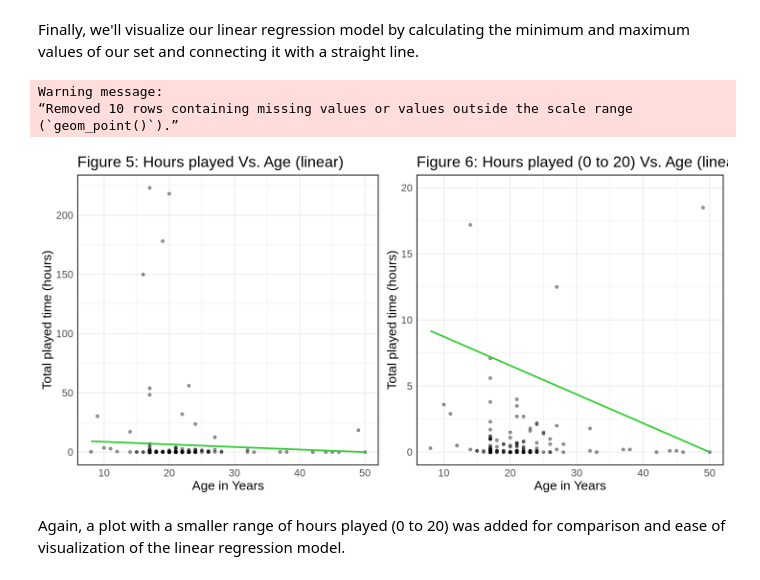
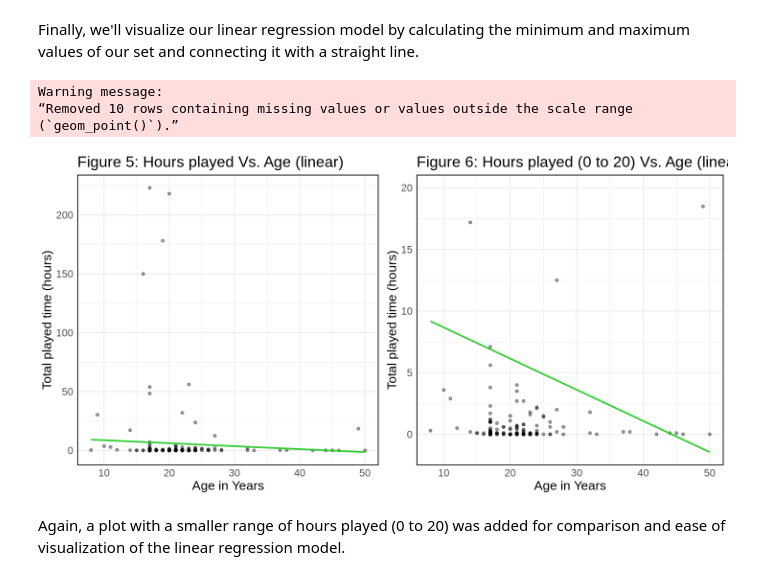
Before and after one commit to lucydehaan/Group-Project, a Jupyter notebook: Project.ipynb, the cells around one changed output. Cells and saved outputs as stored; diff of their text form; code cells hidden in the pictures.

```diff
--- a/Project.ipynb
+++ b/Project.ipynb
@@ -423,9 +405,8 @@ hours_prediction_grid <- tibble(
 )
 
 hours_pred <- lm_fit |>
-    predict(hours_prediction_grid) |>
-    bind_cols(hours_prediction_grid) |>
-    mutate(.pred = pmax(.pred, 0)) #keeps predictions positive (hours played can't be negative)
+  predict(hours_prediction_grid) |>
+  bind_cols(hours_prediction_grid)
 
 linear_plot <- ggplot(data, aes(x = age, y = played_hours)) +
   geom_point(alpha = 0.4) +
@@ -433,34 +414,34 @@ linear_plot <- ggplot(data, aes(x = age, y = played_hours)) +
             mapping = aes(x = age, y = .pred),
             color = "limegreen",
             linewidth = 1) +
   theme_minimal() +
   labs(x = "Age in Years",
         y = "Total played time (hours)",
         title = "Figure 5: Hours played Vs. Age (linear)") +
   theme(panel.border = element_rect(color = "black", fill = NA, linewidth = 1),
         text = element_text(size = 16))
 
 
 linear_plot_range <- ggplot(data, aes(x = age, y = played_hours)) +
   geom_point(alpha = 0.4) +
   geom_line(data = hours_pred,
             mapping = aes(x = age, y = .pred),
             color = "limegreen",
             linewidth = 1) +
   theme_minimal() +
   xlab("Age in Years") +
   ylab("Total played time (hours)") +
   ggtitle("Figure 6: Hours played (0 to 20) Vs. Age (linear)") +
   scale_y_continuous(limits = c(NA, 20)) +
   theme(panel.border = element_rect(color = "black", fill = NA, linewidth = 1),
           text = element_text(size = 16))
 
 plot_grid(linear_plot, linear_plot_range, ncol = 2)
 # %% [output]
 Warning message:
 “Removed 10 rows containing missing values or values outside the scale range
 (`geom_point()`).”
-[figure, old version]
+[figure, new version]
 # %% [markdown]
 Again, a plot with a smaller range of hours played (0 to 20) was added for comparison and ease of visualization of the linear regression model.
 # %% [markdown]
```
Also changed, not shown: parts of 3 cells of this notebook.
